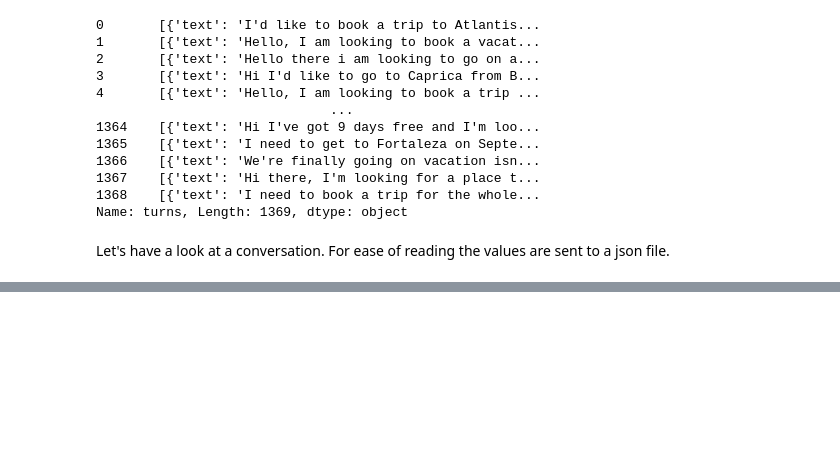
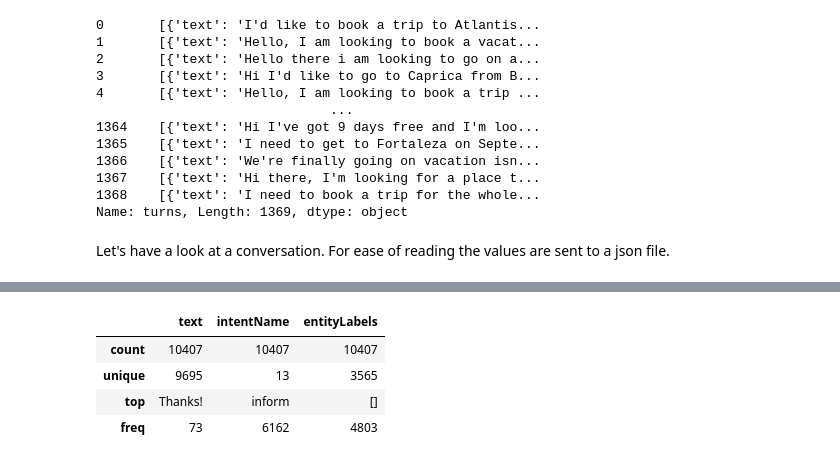
Before and after one commit to SoCrespo/OC-IA-P10, a Jupyter notebook: OC-IA-P10 DATA EXPLORATION.ipynb, the cells around one changed output, grey strips where cells are left out. Cells and saved outputs as stored; diff of their text form; code cells hidden in the pictures; blank space fills up the shorter version.

```diff
--- a/OC-IA-P10 DATA EXPLORATION.ipynb
+++ b/OC-IA-P10 DATA EXPLORATION.ipynb
@@ -211,0 +289,8 @@ Let's transpose our data into the required format.
+# %%
+all_data_df.describe(include='all')
+# %% [output]
+|  | text | intentName | entityLabels |
+| count | 10407 | 10407 | 10407 |
+| unique | 9695 | 13 | 3565 |
+| top | Thanks! | inform | [] |
+| freq | 73 | 6162 | 4803 |
```
Also changed, not shown: parts of 31 cells of this notebook.
